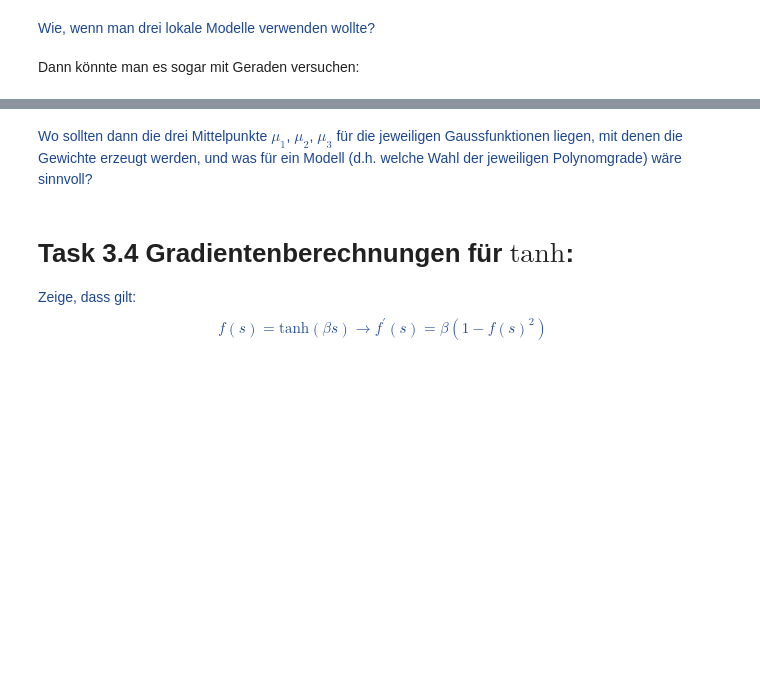
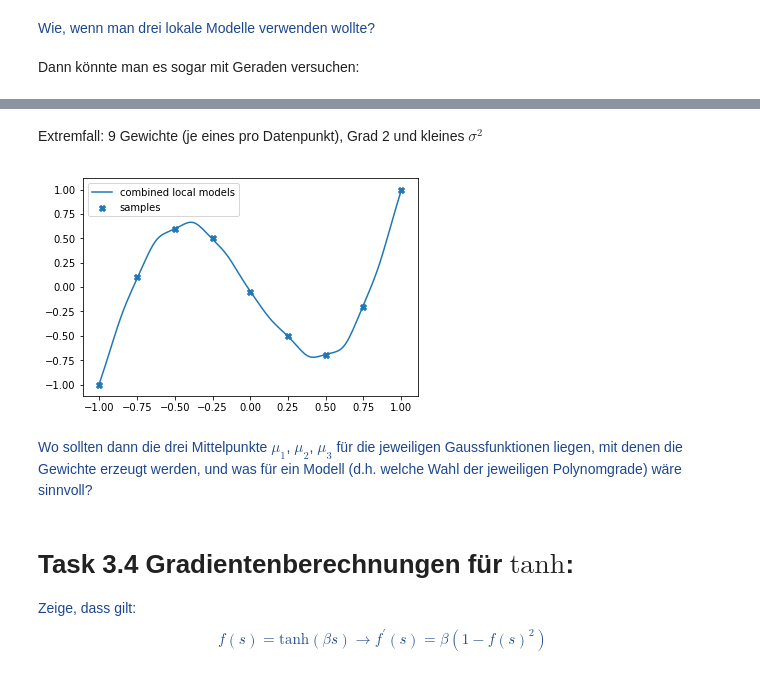
Before and after one commit to jonasitzmann/grundlagen_ml, a Jupyter notebook: ex3.ipynb, the cells around one changed output, grey strips where cells are left out. Saved outputs shown, nothing was run; the diff lists cells and outputs as text; code cells hidden in the pictures; blank space fills up the shorter version.

```diff
--- a/ex3.ipynb
+++ b/ex3.ipynb
@@ -280,3 +281,16 @@ plot_local_models(df.x, df.y, models)
+# %% [markdown]
+Extremfall:
+9 Gewichte (je eines pro Datenpunkt), Grad 2 und kleines $\sigma^2$
+# %%
+order = 1
+sigma = 0.1
+means = np.linspace(-1, 1, 9)
+dists = [norm(mean, sigma) for mean in means]
+coeffs = [polyfit(df.x, df.y, order, d.pdf(df.x)) for d in dists]
+models = [LocalModel(*tupel) for tupel in zip(coeffs, dists)]
+plot_local_models(df.x, df.y, models, combination_only=True)
+# %% [output]
+[figure, added]
 # %% [markdown]
 <font color='#1d478c'>
 Wo sollten dann die drei Mittelpunkte $\mu_1$, $\mu_2$, $\mu_3$
```
Also changed, not shown: parts of 5 cells of this notebook.
